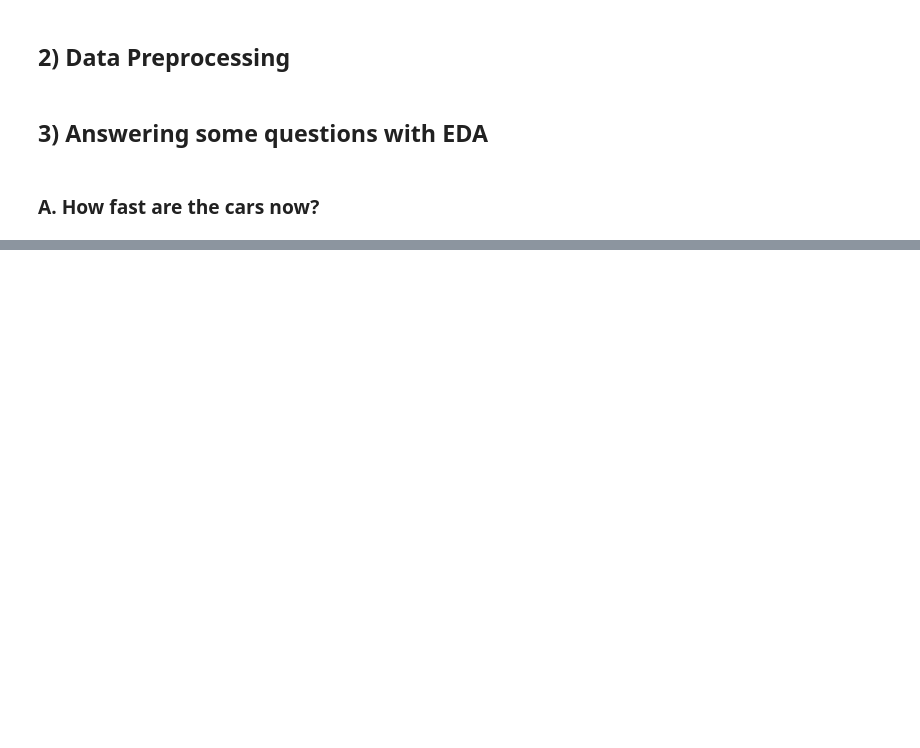
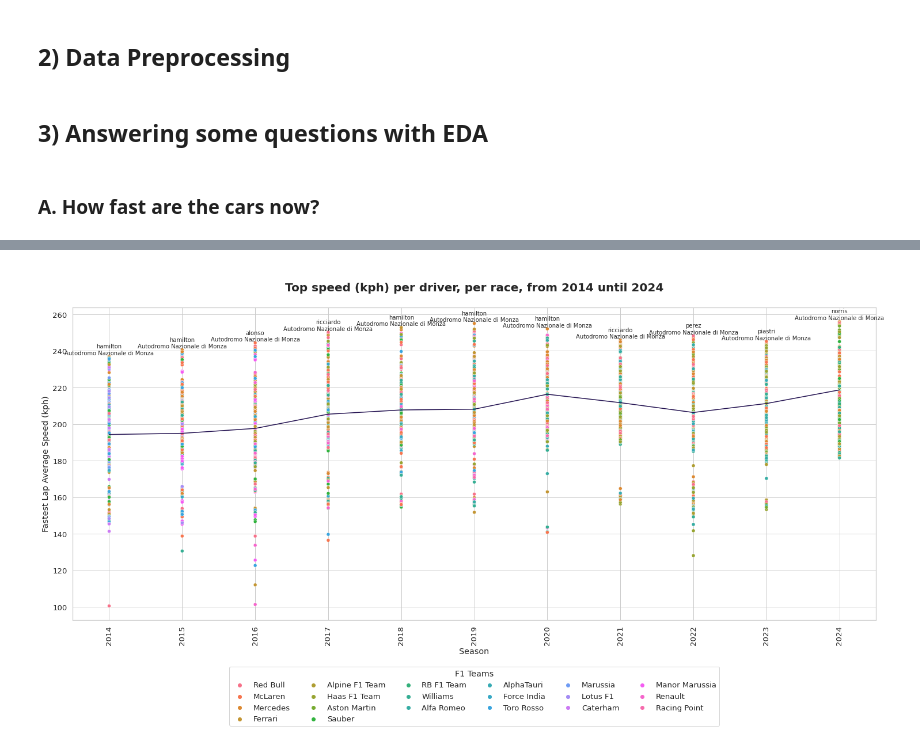
Before and after one commit to GabyCisnerosV/F1_NoName, a Jupyter notebook: 2_EDA_Part1.ipynb, the cells around one changed output, grey strips where cells are left out. Drawn from its saved outputs; the diff is of its cells as text; code cells hidden in the pictures; blank space fills up the shorter version.

```diff
--- a/2_EDA_Part1.ipynb
+++ b/2_EDA_Part1.ipynb
@@ -131,0 +138,40 @@ fig.show()
+# %%
+sns.set_theme(style="whitegrid", palette="magma",font_scale=1.2,font="DejaVu Sans")
+
+From_Season=2014
+DF=ResultsDF[(ResultsDF["season"]>=From_Season)] #filter for viz reasons
+
+#Fastest lap per driver per season
+fastest_lap_per_season=DF.groupby(["season"])["fastestlap.averagespeed.speed"].max().reset_index().rename(columns={"fastestlap.averagespeed.speed":"fastestlap_season"})
+labels_df=ResultsDF.merge(fastest_lap_per_season,on="season",how="left")
+labels_df=labels_df[labels_df["fastestlap.averagespeed.speed"]==labels_df["fastestlap_season"]].reset_index()[["driverid","circuit.circuitname","fastestlap.averagespeed.speed","season"]].drop_duplicates()
+
+
+#Plot
+fig, ax = plt.subplots(figsize=(25, 10))
+sns.scatterplot(x="season", y="fastestlap.averagespeed.speed",hue='constructor.name',ci=None,estimator="max",markers=True,data=DF)
+sns.lineplot(x="season", y="fastestlap.averagespeed.speed",estimator="mean",ci=None,data=DF)
+
+ax.set(xlabel="Season", ylabel="Fastest Lap Average Speed (kph)")
+ax.set_title("\n Top speed (kph) per driver, per race, from 2014 until 2024 \n",fontsize=20,fontweight='bold')
+
+seasons = DF["season"].unique()
+ax.set_xticks(seasons)
+ax.set_xticklabels(seasons, rotation=90)
+ax.locator_params(axis="x", nbins=len(seasons))
+
+ax.legend(bbox_to_anchor=(0.5, -0.35), loc='lower center', title="F1 Teams", ncol=6)
+
+# Annotattions:
+for driver, circuit, time, season in labels_df.to_numpy():
+    label = f"{driver}\n{circuit}"
+    ax.annotate(label,
+                (season, time),
+                textcoords="offset points",
+                xytext=(0, 3),
+                ha='center',
+                fontsize=10)
+
+plt.show()
+# %% [output]
+[figure, added]
```
Also changed, not shown: parts of 7 cells of this notebook, 1 other file.
